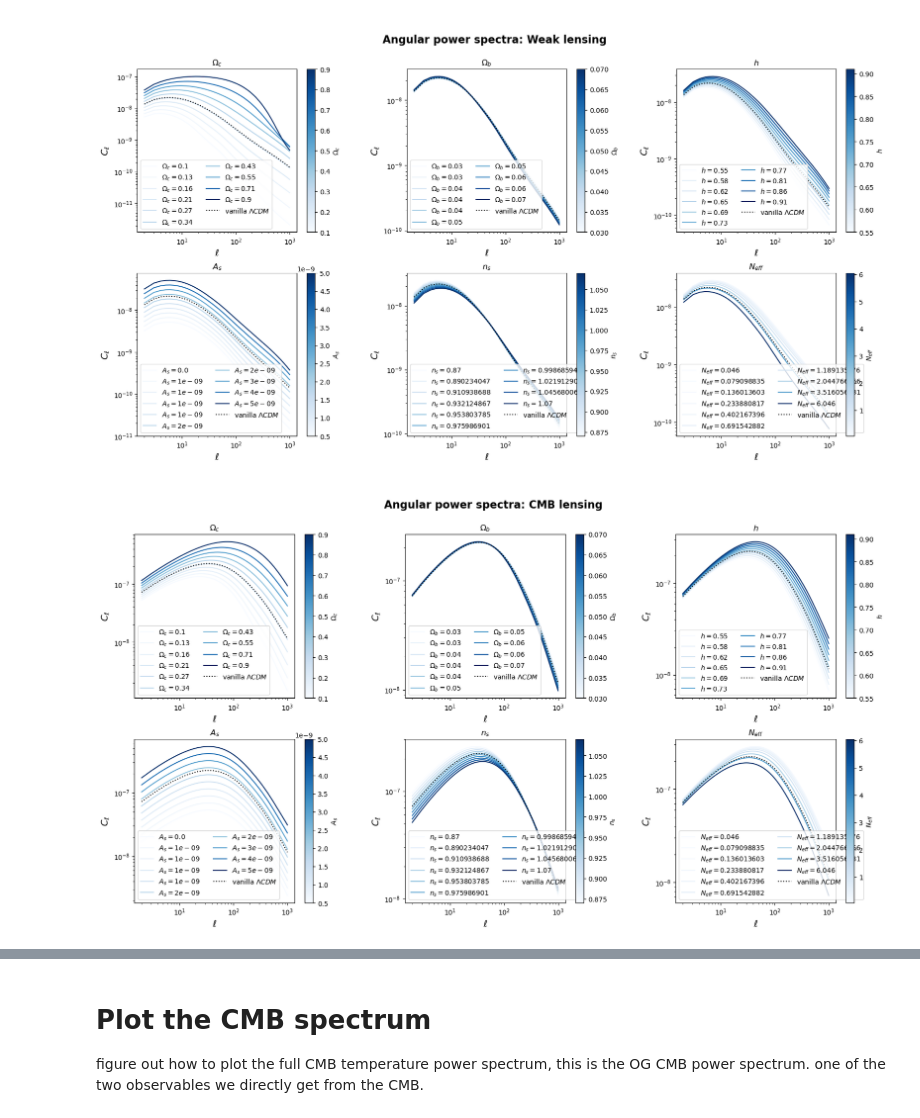
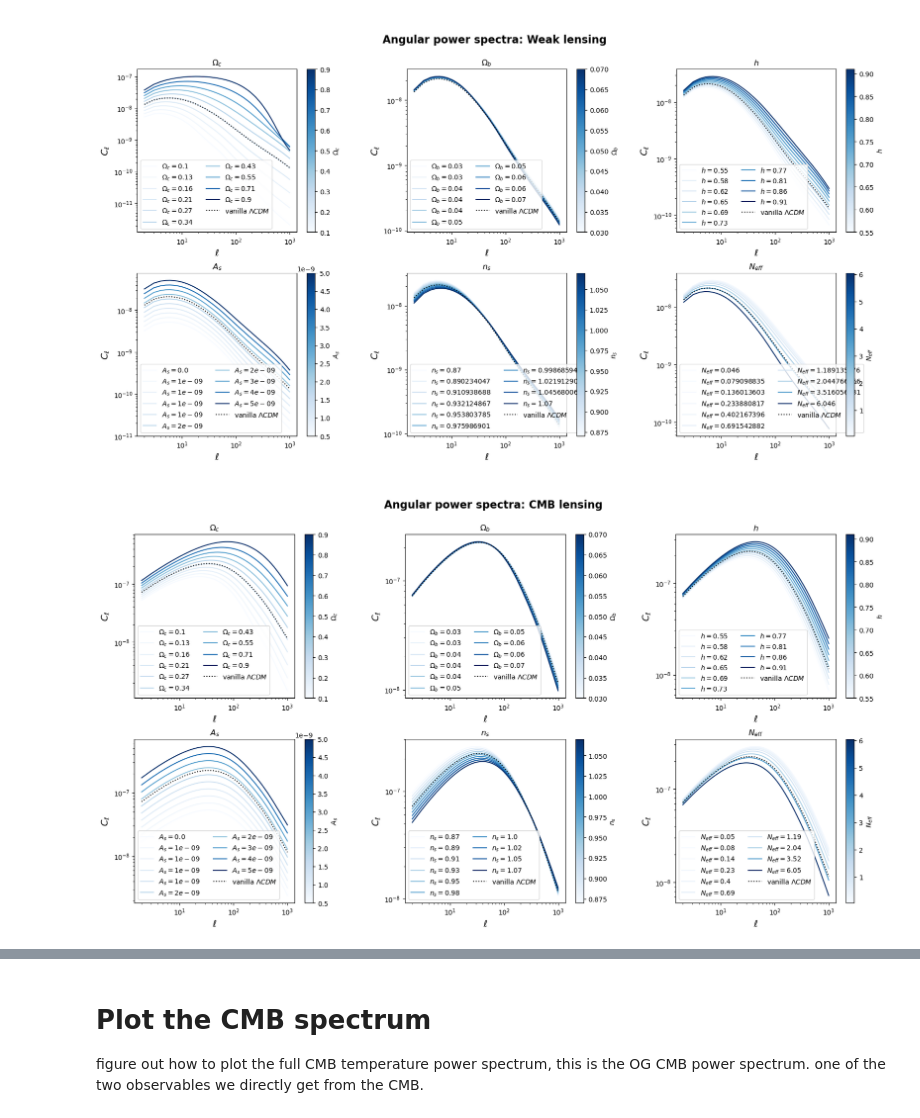
Before and after one commit to XanderHenrik/Masters-Project, a Jupyter notebook: notebooks/varying_C_l.ipynb, the cells around one changed output, grey strips where cells are left out. Saved outputs shown, nothing was run; the diff lists cells and outputs as text; code cells hidden in the pictures.

```diff
--- a/notebooks/varying_C_l.ipynb
+++ b/notebooks/varying_C_l.ipynb
@@ -117,7 +117,7 @@ https://academic.oup.com/mnras/article/381/3/1018/1062897 - equation 5
 and a twisted version of this, to generate the second galaxy redshift distrbution
 """
 # dNdz's:
-nz_1 = np.exp(-((z - 0.5) / 0.05)**2/2)
+nz_1 = np.exp(-((z - 0.5) / 0.1)**2/2)
 nz_2 = (46. * 100.31 * (26. - 25.)) * 1./(2.*(0.0417*26. - 0.744)) * (z / (0.0417*26. - 0.744))**2. * np.exp(-z/(0.0417*26. - 0.744))
 
 
@@ -594,7 +594,7 @@ ells = np.arange(2, 1000)
 
 # Now we plot the results:
 fig, axes = plt.subplots(figsize=(20, 10), nrows=2, ncols=3)
-fig.suptitle("\nAngular power spectra: CMB lensing", weight="bold", fontsize=16)
+# fig.suptitle("\nAngular power spectra: CMB lensing", weight="bold", fontsize=16)
 plt.subplots_adjust(hspace=0.25, wspace=0.35)
 
 # Add colormap and plot all graphs in color red, disticted by the saturation of the color
@@ -616,34 +616,35 @@ for j in range(0, 3):
         # First row:
         axes[0, j].loglog(ells, varied_C_ls_cmbl[j][i], color=color_row1, label=keys[j] + r"$= {}$".format(np.round(priors[j][i], 2)))
 
         # Add titles, labels:
         axes[0, j].set_title(keys[j], weight="bold")
         axes[0, j].set_xlabel(r"$\ell$", fontsize=14)
         axes[0, j].set_ylabel(r"$C_{\ell}$", fontsize=14)
 
         # Second row:
         # Set up the colors:
         color_row2 = cmap(norm_row2(priors[j + 3][i]))
         sm_row2 = cm.ScalarMappable(cmap=cmap, norm=norm_row2)
         sm_row2.set_array([])  # To avoid errors
 
-        axes[1, j].loglog(ells, varied_C_ls_cmbl[j + 3][i], color=color_row2, label=keys[j + 3] + r"$= {}$".format(np.round(priors[j + 3][i], 9)))
+        axes[1, j].loglog(ells, varied_C_ls_cmbl[j + 3][i], color=color_row2,
+                          label=keys[j + 3] + (r"$= {}$".format(np.round(priors[j + 3][i], 9)) if j==0 else r"$= {}$".format(np.round(priors[j + 3][i], 2))))
 
         # Add titles, labels:
         axes[1, j].set_title(keys[j + 3], weight="bold")
-        axes[1, j].set_xlabel(r"$\ell$", fontsize=14)
-        axes[1, j].set_ylabel(r"$C_{\ell}$", fontsize=14)
+        axes[1, j].set_xlabel(r"$\ell$", fontsize=16)
+        axes[1, j].set_ylabel(r"$C_{\ell}$", fontsize=16)
 
     # Add colorbar to the subplots in row 1 & 2 respectively:
     cbar_row1 = fig.colorbar(sm_row1, ax=axes[0, j], label=keys[j])
     cbar_row2 = fig.colorbar(sm_row2, ax=axes[1, j], label=keys[j + 3])
 
     # Plot the reference value for "vanilla-LCDM" and the legend himself:
     axes[0, j].loglog(ells, cls_cmbl, ":", color='k', label=r"vanilla $\Lambda CDM$")
     axes[0, j].legend(loc='lower left', ncols=2)
     axes[1, j].loglog(ells, cls_cmbl, ":", color='k', label=r"vanilla $\Lambda CDM$")
     axes[1, j].legend(loc='lower left', ncols=2)
 
 plt.show()
 # %% [output]
-[figure, old version]
+[figure, new version]
```
Also changed, not shown: parts of 15 cells of this notebook, 11 other files.
